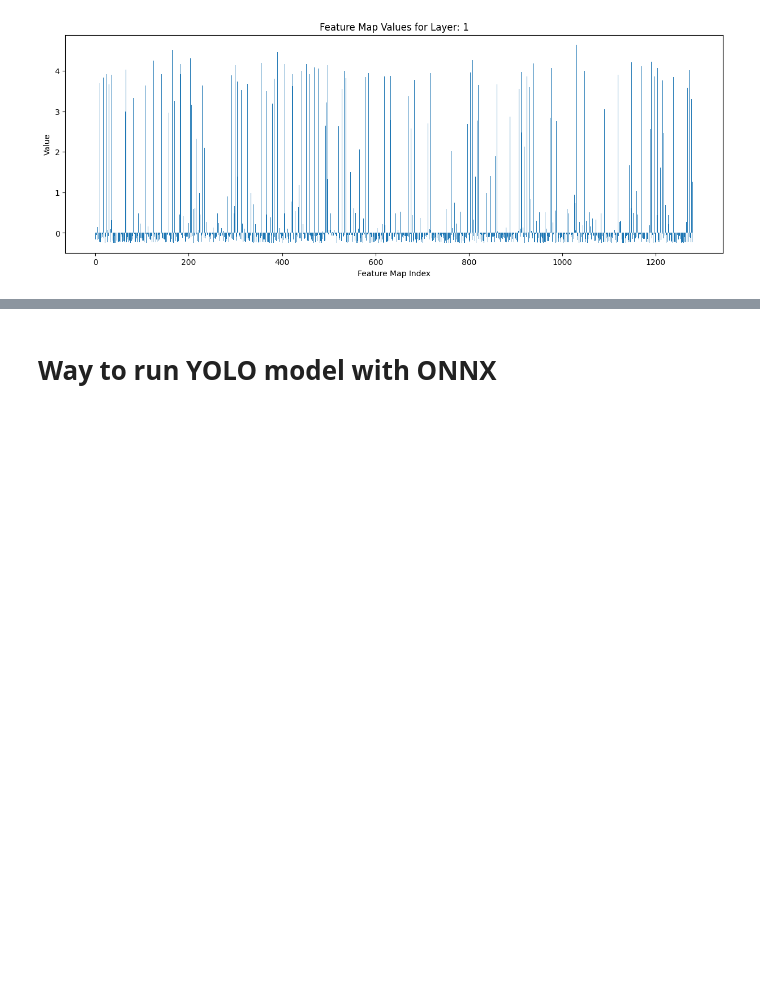
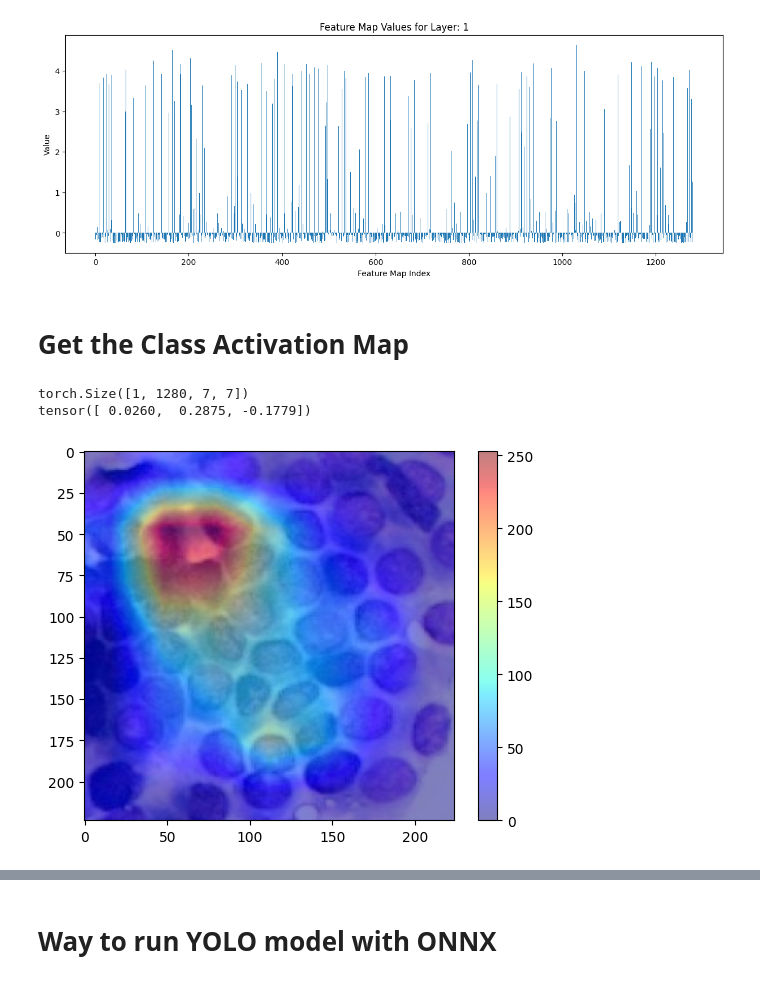
Before and after one commit to Harito97/ThyroidCancerClassifier, a Jupyter notebook: visualize/Image_Level.ipynb, the cells around one changed output, grey strips where cells are left out. Saved outputs shown, nothing was run; the diff lists cells and outputs as text; code cells hidden in the pictures; blank space fills up the shorter version.

```diff
--- a/visualize/Image_Level.ipynb
+++ b/visualize/Image_Level.ipynb
@@ -143,3 +145,5 @@ Kích thước của tensor: torch.Size([1, 1280, 7, 7])
 Trực hóa hóa lớp 1
 Kích thước của tensor: torch.Size([1, 1280, 1, 1])
 [figure]
+# %% [markdown]
+# Get the Class Activation Map
@@ -145,0 +244,51 @@ Kích thước của tensor: torch.Size([1, 1280, 1, 1])
+# %%
+import torch.nn.functional as F
+import cv2
+
+# Tạo đối tượng model
+# model = H97_EfficientNet(num_classes=3, retrainEfficientNet=False)
+device = torch.device("cuda" if torch.cuda.is_available() else "cpu")
+model.to(device)
+
+# Đường dẫn đến ảnh và label tương ứng
+image_path = '/Data/Projects/ThyroidCancer_InfoData_Local/dataver3/train/B5/431_3.jpg'
+image_path = '/Data/Projects/ThyroidCancer_InfoData_Local/dataver3/train/B5/431_4.jpg'
+label = 1  # Thay thế bằng label tương ứng của ảnh
+
+# image_path = '/Data/Projects/ThyroidCancer_InfoData_Local/dataver3/test/.B2/10_2.jpg'
+# image_path = '/Data/Projects/ThyroidCancer_InfoData_Local/dataver3/test/.B2/8_4.jpg'
+# image_path = '/Data/Projects/ThyroidCancer_InfoData_Local/dataver3/test/.B2/7_4.jpg'
+# image_path = '/Data/Projects/ThyroidCancer_InfoData_Local/dataver3/test/.B2/6_4.jpg'
+# label = 0
+
+# image_path = '/Data/Projects/ThyroidCancer_InfoData_Local/dataver3/test/B6/78_3.jpg'
+# image_path = '/Data/Projects/ThyroidCancer_InfoData_Local/dataver3/test/B6/78_4.jpg'
+# image_path = '/Data/Projects/ThyroidCancer_InfoData_Local/dataver3/test/B6/63_1.jpg'
+# image_path = '/Data/Projects/ThyroidCancer_InfoData_Local/dataver3/train/B6/630_2.jpg'
+# image_path = '/Data/Projects/ThyroidCancer_InfoData_Local/dataver3/train/B6/628_0.jpg'
+# image_path = '/Data/Projects/ThyroidCancer_InfoData_Local/dataver3/train/B6/620_0.jpg'
+# label = 2
+
+# Load ảnh
+image, label = load_image(image_path, label)
+image = image.unsqueeze(0).to(device)
+
+# Lấy đặc trưng từ lớp gần cuối
+model.eval()
+features = get_features(model, image)
+
+# Lấy trọng số của lớp fully connected cuối cùng
+fc_weights = model.fc4.weight.data
+
+# Tính toán CAM cho lớp mục tiêu
+cam = get_cam(features, fc_weights, label)
+
+# Hiển thị CAM trên ảnh đầu vào
+heatmap = cv2.resize(cam, (image.shape[3], image.shape[2]))
+cam = (heatmap * 255).astype("uint8")
+plot_cam(image, cam)
+# tensor([ 0.0260,  0.2875, -0.1779])
+# %% [output]
+torch.Size([1, 1280, 7, 7])
+tensor([ 0.0260,  0.2875, -0.1779])
+[figure, added]
```
Also changed, not shown: parts of 8 cells of this notebook, 3 other files.
